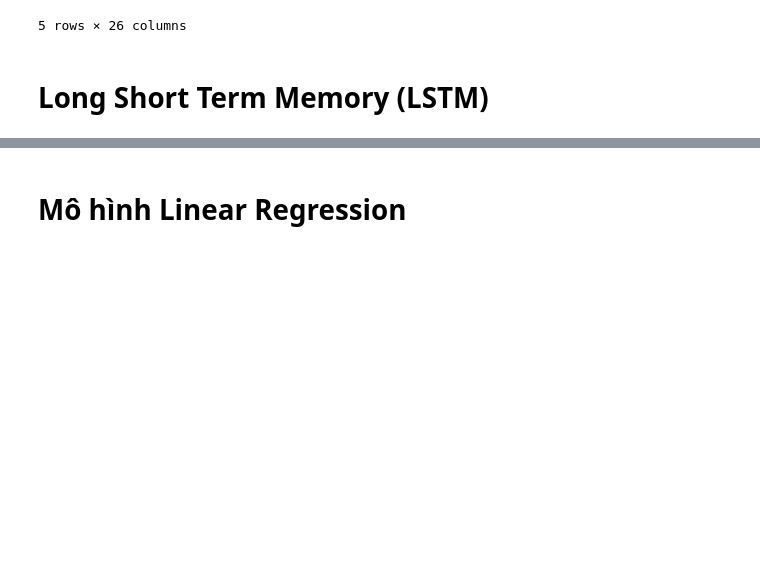
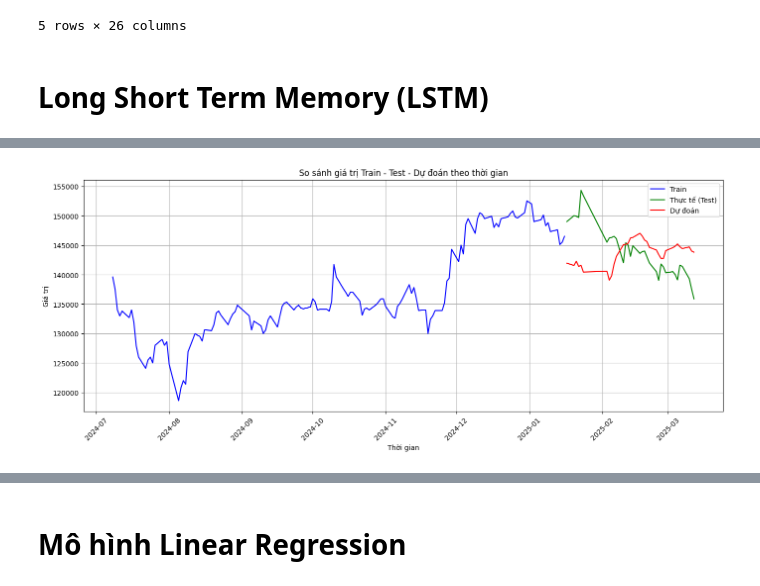
Before and after one commit to quanquan1406/Data_Explorer_2025, a Jupyter notebook: Train_model_FPT.ipynb, the cells around one changed output, grey strips where cells are left out. Cells and saved outputs as stored; diff of their text form; code cells hidden in the pictures; blank space fills up the shorter version.

```diff
--- a/Train_model_FPT.ipynb
+++ b/Train_model_FPT.ipynb
@@ -188,0 +138,16 @@ plt.show()
+# %%
+# -------------------- Xây dựng và huấn luyện mô hình LSTM --------------------
+model = Sequential()
+model.add(LSTM(64, activation='relu', input_shape=(X_train.shape[1], X_train.shape[2])))
+model.add(Dense(1))
+model.compile(optimizer='adam', loss='mse')
+
+# Huấn luyện
+history = model.fit(X_train, y_train, epochs=50, batch_size=16, validation_split=0.1, verbose=1)
+
+# Dự đoán
+y_pred = model.predict(X_test)
+
+# Đảo ngược chuẩn hóa để ra giá trị thật
+y_pred_inverse = scaler_y.inverse_transform(y_pred)
+y_test_inverse = scaler_y.inverse_transform(y_test)
@@ -189,3 +172,34 @@ plt.show()
+# %%
+import matplotlib.pyplot as plt
+
+# Lấy thời gian tương ứng với y_train
+train_start_idx = sequence_length
+train_end_idx = train_start_idx + len(y_train)
+train_time_index = merged_df.index[train_start_idx:train_end_idx]
+y_train_inverse = scaler_y.inverse_transform(y_train)
+
+# Lấy thời gian tương ứng với y_test
+test_start_idx = sequence_length + split_index
+test_end_idx = test_start_idx + len(y_test)
+test_time_index = merged_df.index[test_start_idx:test_end_idx]
+y_test_inverse = scaler_y.inverse_transform(y_test)
+y_pred_inverse = scaler_y.inverse_transform(y_pred)
+
+# Vẽ biểu đồ tổng hợp
+plt.figure(figsize=(14, 6))
+plt.plot(train_time_index, y_train_inverse, label='Train', color='blue')
+plt.plot(test_time_index, y_test_inverse, label='Thực tế (Test)', color='green')
+plt.plot(test_time_index, y_pred_inverse, label='Dự đoán', color='red')
+plt.title('So sánh giá trị Train - Test - Dự đoán theo thời gian')
+plt.xlabel('Thời gian')
+plt.ylabel('Giá trị')
+plt.xticks(rotation=45)
+plt.legend()
+plt.grid(True)
+plt.tight_layout()
+plt.show()
+# %% [output]
+[figure, added]
 # %%
 # --- In ra các giá trị thực tế sau khi inverse transform ---
 print("Giá trị thực tế (y_test_inverse):")
```
Also changed, not shown: parts of 13 cells of this notebook.
